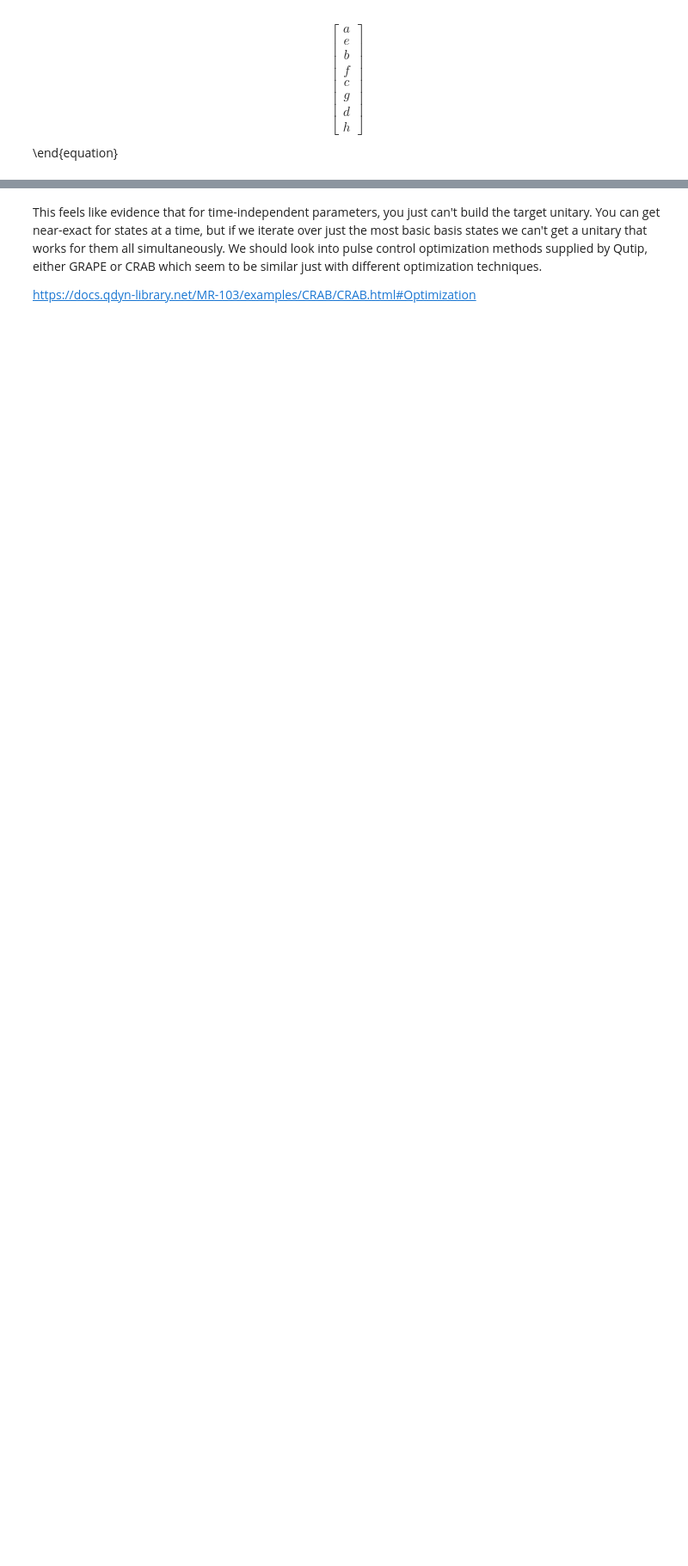
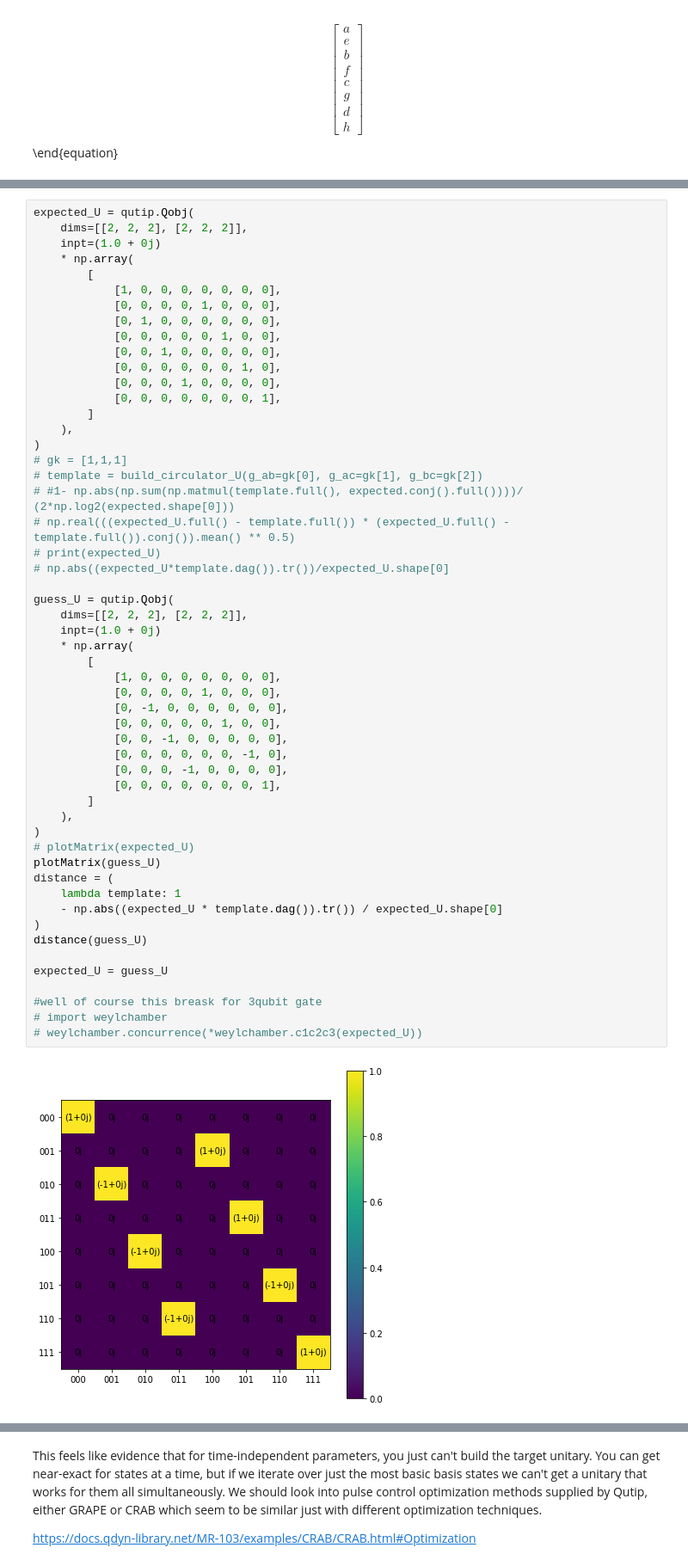
Before and after one commit to Pitt-JonesLab/slam_decomposition, a Jupyter notebook: qutip_exp.ipynb, the cells around one changed output, grey strips where cells are left out. Shown at 86% size. Saved outputs shown, nothing was run; the diff lists cells and outputs as text; blank space fills up the shorter version.

```diff
--- a/qutip_exp.ipynb
+++ b/qutip_exp.ipynb
@@ -83,3 +146,58 @@ def build_circulator_U(phi_ab=0, phi_ac=0, phi_bc=np.pi/2, g_ab=1.0, g_ac=1.0, g
+# %%
+expected_U = qutip.Qobj(
+    dims=[[2, 2, 2], [2, 2, 2]],
+    inpt=(1.0 + 0j)
+    * np.array(
+        [
+            [1, 0, 0, 0, 0, 0, 0, 0],
+            [0, 0, 0, 0, 1, 0, 0, 0],
+            [0, 1, 0, 0, 0, 0, 0, 0],
+            [0, 0, 0, 0, 0, 1, 0, 0],
+            [0, 0, 1, 0, 0, 0, 0, 0],
+            [0, 0, 0, 0, 0, 0, 1, 0],
+            [0, 0, 0, 1, 0, 0, 0, 0],
+            [0, 0, 0, 0, 0, 0, 0, 1],
+        ]
+    ),
+)
+# gk = [1,1,1]
+# template = build_circulator_U(g_ab=gk[0], g_ac=gk[1], g_bc=gk[2])
+# #1- np.abs(np.sum(np.matmul(template.full(), expected.conj().full())))/ (2*np.log2(expected.shape[0]))
+# np.real(((expected_U.full() - template.full()) * (expected_U.full() - template.full()).conj()).mean() ** 0.5)
+# print(expected_U)
+# np.abs((expected_U*template.dag()).tr())/expected_U.shape[0]
+
+guess_U = qutip.Qobj(
+    dims=[[2, 2, 2], [2, 2, 2]],
+    inpt=(1.0 + 0j)
+    * np.array(
+        [
+            [1, 0, 0, 0, 0, 0, 0, 0],
+            [0, 0, 0, 0, 1, 0, 0, 0],
+            [0, -1, 0, 0, 0, 0, 0, 0],
+            [0, 0, 0, 0, 0, 1, 0, 0],
+            [0, 0, -1, 0, 0, 0, 0, 0],
+            [0, 0, 0, 0, 0, 0, -1, 0],
+            [0, 0, 0, -1, 0, 0, 0, 0],
+            [0, 0, 0, 0, 0, 0, 0, 1],
+        ]
+    ),
+)
+# plotMatrix(expected_U)
+plotMatrix(guess_U)
+distance = (
+    lambda template: 1
+    - np.abs((expected_U * template.dag()).tr()) / expected_U.shape[0]
+)
+distance(guess_U)
+
+expected_U = guess_U
+
+#well of course this breask for 3qubit gate
+# import weylchamber
+# weylchamber.concurrence(*weylchamber.c1c2c3(expected_U))
+# %% [output]
+[figure, added]
 # %%
 from scipy import optimize as opt
 from itertools import product
```
Also changed, not shown: parts of 8 cells of this notebook.
